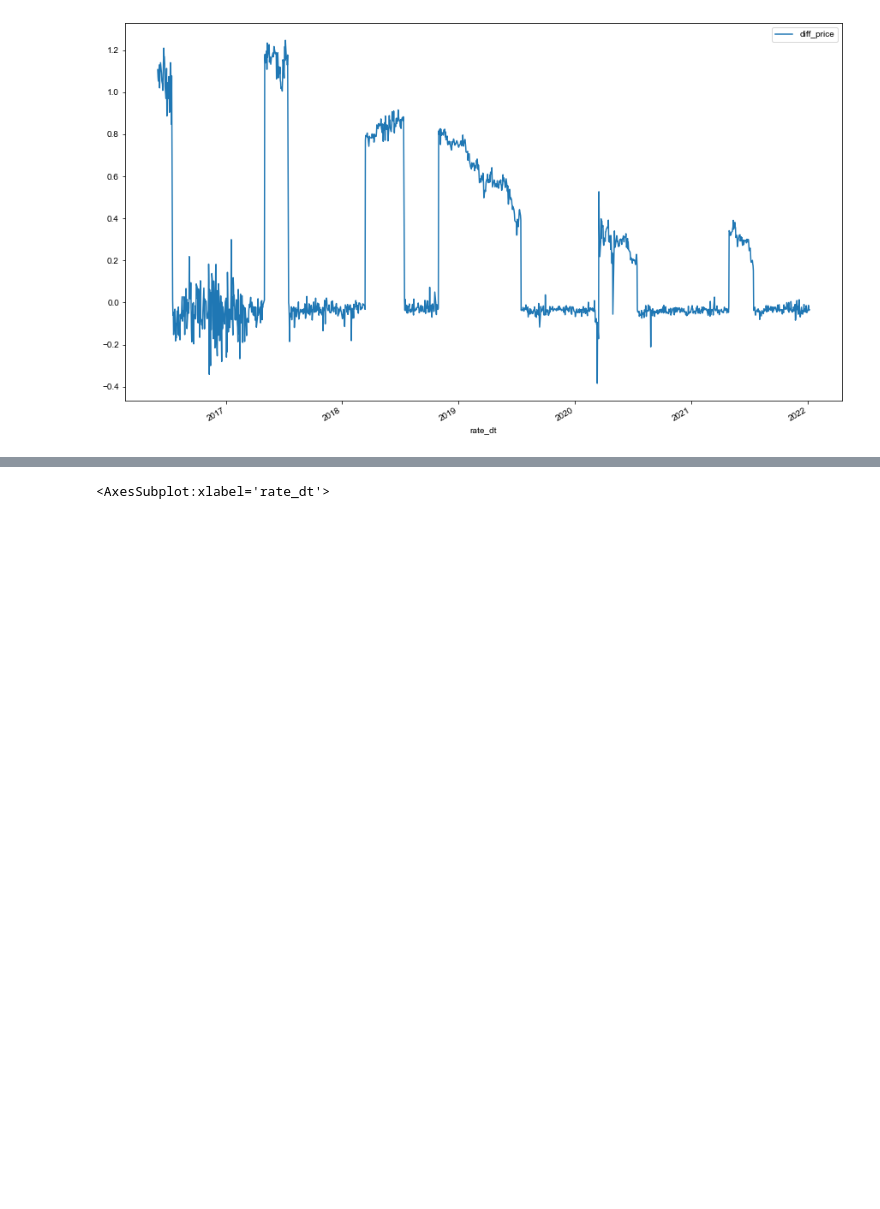
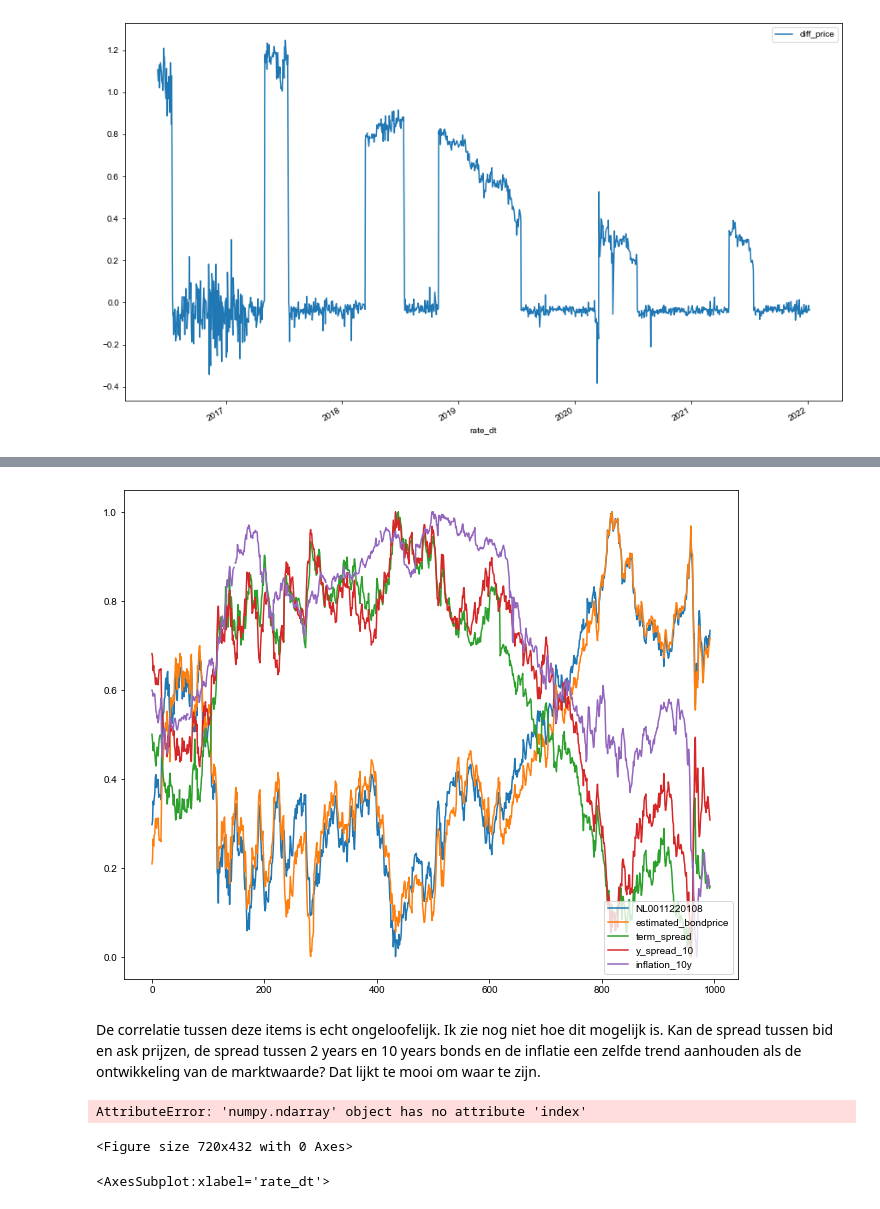
Before and after one commit to Merijn68/BondTrading, a Jupyter notebook: 05_adding_feartures.ipynb, the cells around one changed output, grey strips where cells are left out. Saved outputs shown, nothing was run; the diff lists cells and outputs as text; code cells hidden in the pictures; blank space fills up the shorter version.

Commit message:
spreads

```diff
--- a/05_adding_feartures.ipynb
+++ b/05_adding_feartures.ipynb
@@ -189,0 +88,5 @@ df_isin
+# %%
+# Add Term Spread and Bid-Offer spread
+df_bpy = make_dataset.join_yield(df_isin_ytm, df_yield)
+df_bpy = build_features.add_term_spread(df_bpy)
+df_bpy = build_features.add_bid_offer_spread(df_bpy)
@@ -189,0 +112,8 @@ df_isin
+# %%
+# Add inflation
+if IS_COLAB:
+    df_inflation = make_dataset.get_inflation()
+    df_inflation = make_dataset.impute_inflation(df_inflation)
+else:
+    df_inflation = make_dataset.read_pkl('inflation', path = Path("data/processed/"))
+df_bpyi = make_dataset.join_infl(df_bpy, df_inflation, country = 'Germany')
@@ -189,0 +145,6 @@ df_isin
+# %%
+from sklearn.preprocessing import MinMaxScaler
+scaler = MinMaxScaler()
+
+df_bpyi = df_bpyi[['rate_dt','mid','estimated_bondprice','term_spread','y_spread_10','10 YEARS']]
+df_bpyi.columns = ['rate_dt','mid','estimated_bondprice','term_spread','yield_spread_10','inflation_10y']
@@ -190,3 +167,37 @@ df_isin
+# %%
+
+df_bpyi = df_bpyi.set_index('rate_dt')
+df_bpyi = df_bpyi.sort_index()
+
+series = df_bpyi['mid']
+split = math.floor(len(series) * .70)
+
+# Train test split
+train = df_bpyi[:split]
+test = df_bpyi[split:]
+
+scaler.fit(train)
+train = scaler.transform(train)
+test = scaler.transform(test)
+# %%
+# ax.plot(train)
+
+plt.rcParams["figure.figsize"] = [11, 9]
+line1, = plt.plot(train[:,0], label=isin)
+line2, = plt.plot(train[:,1], label="estimated_bondprice")
+line3, = plt.plot(train[:,2], label="term_spread")
+line4, = plt.plot(train[:,3], label="y_spread_10")
+line4, = plt.plot(train[:,4], label="inflation_10y")
+leg = plt.legend(loc='lower right')
+# %% [output]
+[figure, added]
+# %% [markdown]
+De correlatie tussen deze items is echt ongeloofelijk. Ik zie nog niet hoe dit mogelijk is. Kan de spread tussen bid en ask prijzen, de spread tussen 2 years en 10 years bonds en de inflatie een zelfde trend aanhouden als de ontwikkeling van de marktwaarde? Dat lijkt te mooi om waar te zijn.
+# %%
+visualize.timeplot(train, test, figurepath = Path("reports/figures"), name = 'timeseries traintestsplit')
+# %% [output]
+AttributeError: 'numpy.ndarray' object has no attribute 'index'
+<Figure size 720x432 with 0 Axes>
 # %%
 split = math.floor(len(df_isin) * .70)
 
```
Also changed, not shown: parts of 21 cells of this notebook, 2 other files.
